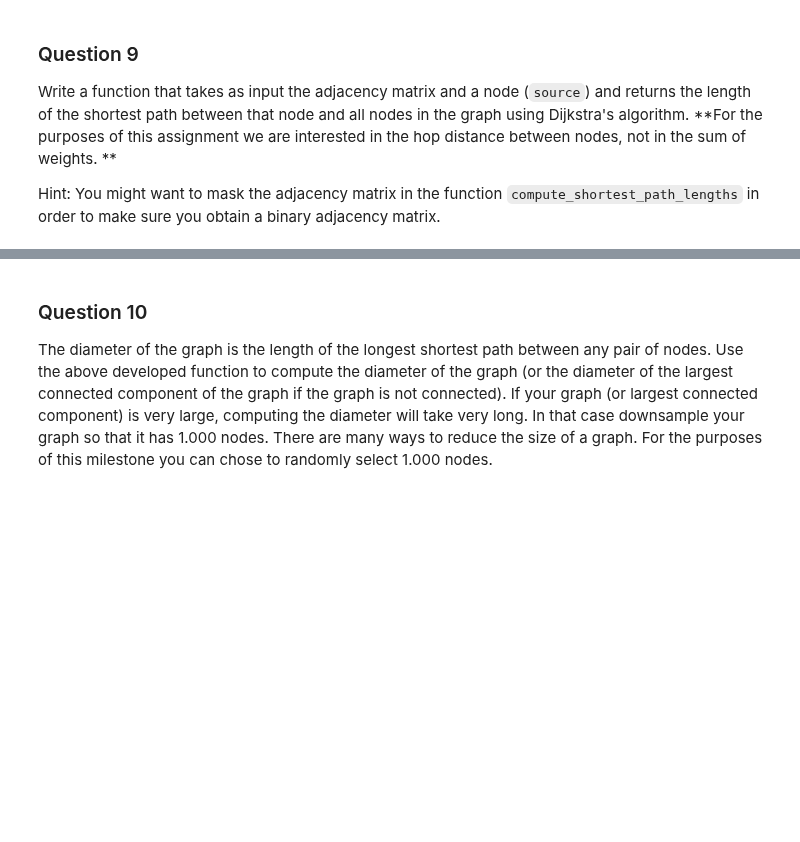
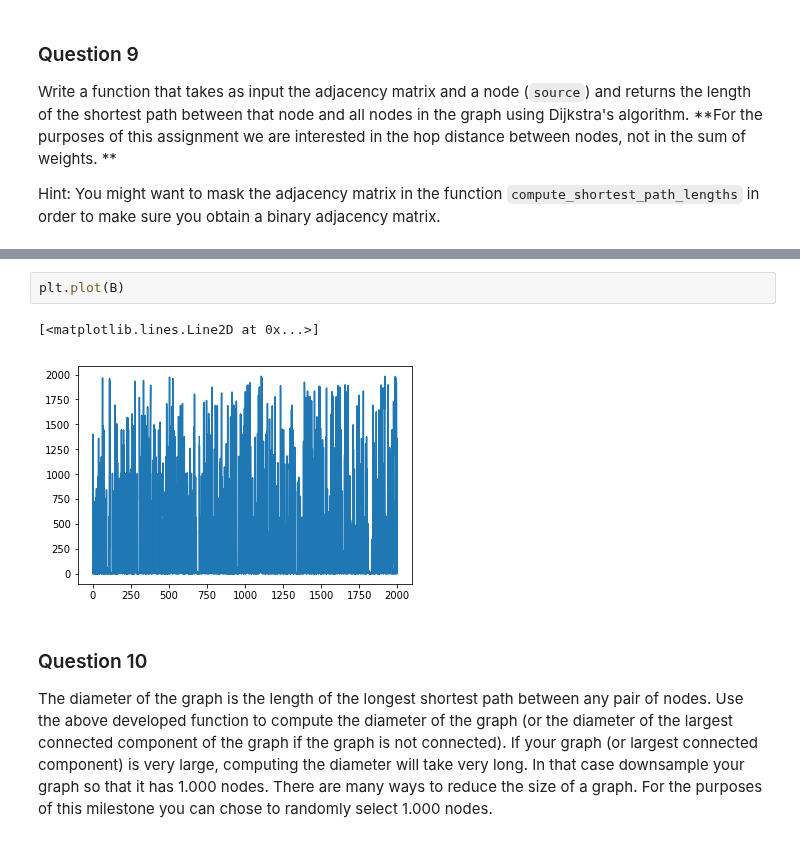
Before and after one commit to TTimTT/NTDS_Project, a Jupyter notebook: milestones_1/Anael_1_network_properties.ipynb, the cells around one changed output, grey strips where cells are left out. Drawn from its saved outputs; the diff is of its cells as text; blank space fills up the shorter version.

```diff
--- a/milestones_1/Anael_1_network_properties.ipynb
+++ b/milestones_1/Anael_1_network_properties.ipynb
@@ -435,3 +462,8 @@ source
+# %%
+plt.plot(B)
+# %% [output]
+[<matplotlib.lines.Line2D at 0x...>]
+[figure, added]
 # %% [markdown]
 ### Question 10
 
```
Also changed, not shown: parts of 10 cells of this notebook.
